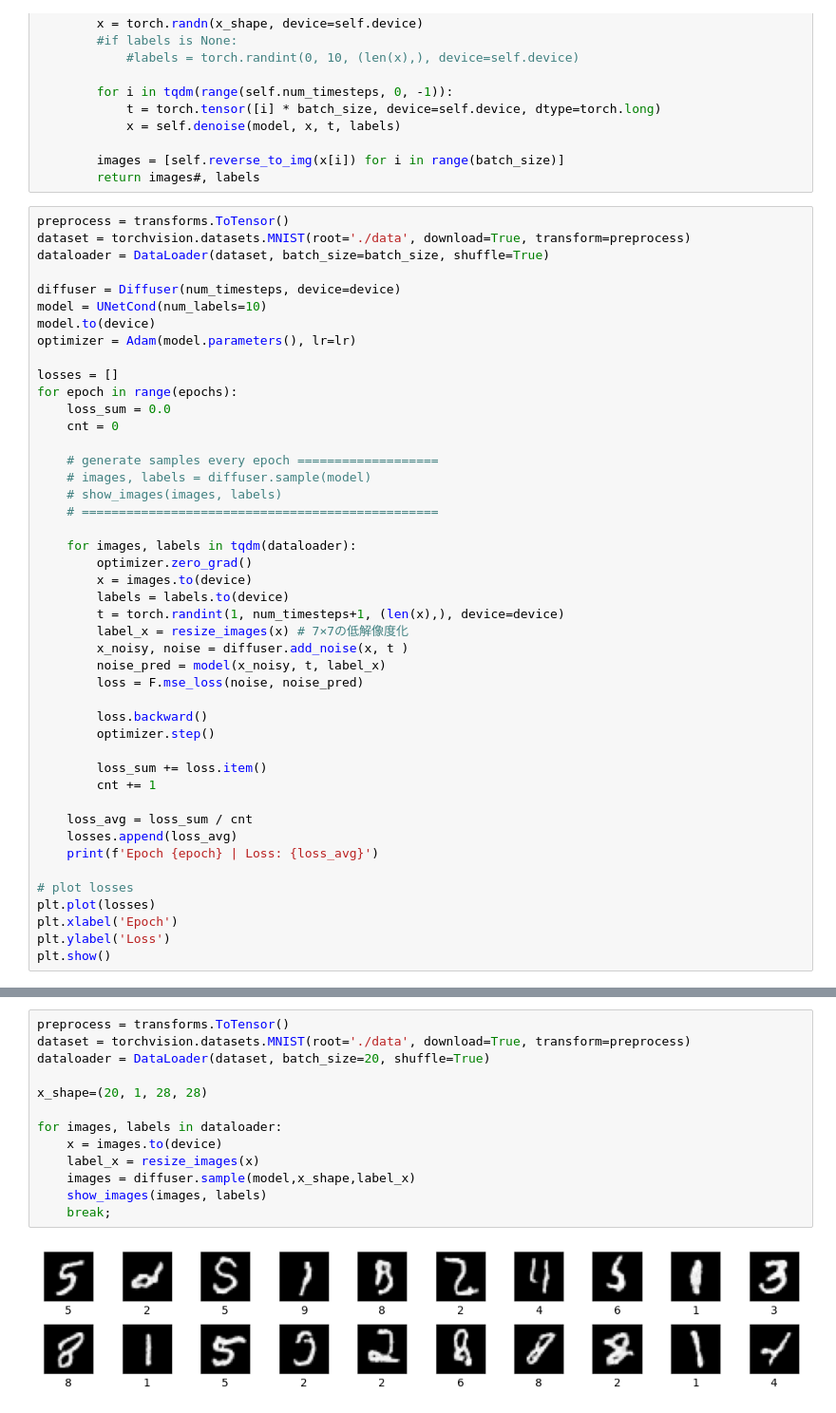
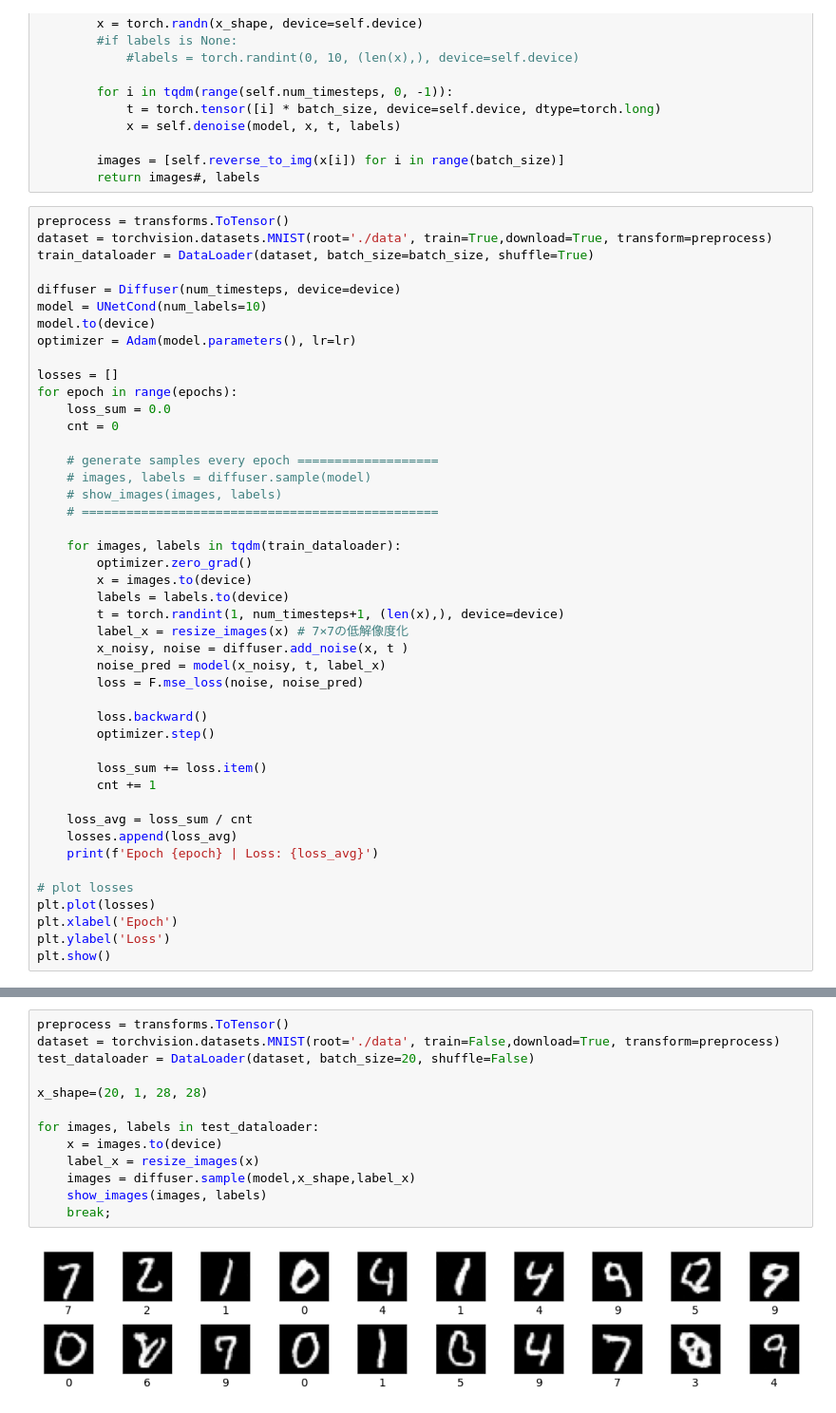
Before and after one commit to IsakaTaichi/Cond_diffusionmodel, a Jupyter notebook: condnational_diffusionmodel.ipynb, the cells around one changed output, grey strips where cells are left out. Shown at 95% size. Saved outputs shown, nothing was run; the diff lists cells and outputs as text.

```diff
--- a/condnational_diffusionmodel.ipynb
+++ b/condnational_diffusionmodel.ipynb
@@ -248,8 +248,8 @@ class Diffuser:
         return images#, labels
 # %%
 preprocess = transforms.ToTensor()
-dataset = torchvision.datasets.MNIST(root='./data', download=True, transform=preprocess)
-dataloader = DataLoader(dataset, batch_size=batch_size, shuffle=True)
+dataset = torchvision.datasets.MNIST(root='./data', train=True,download=True, transform=preprocess)
+train_dataloader = DataLoader(dataset, batch_size=batch_size, shuffle=True)
 
 diffuser = Diffuser(num_timesteps, device=device)
 model = UNetCond(num_labels=10)
@@ -266,7 +266,7 @@ for epoch in range(epochs):
     # show_images(images, labels)
     # ================================================
 
-    for images, labels in tqdm(dataloader):
+    for images, labels in tqdm(train_dataloader):
         optimizer.zero_grad()
         x = images.to(device)
         labels = labels.to(device)
@@ -308,16 +308,16 @@ Epoch 9 | Loss: 0.01603042817057005
 低解像度の条件付き画像を入力として、画像を生成
 # %%
 preprocess = transforms.ToTensor()
-dataset = torchvision.datasets.MNIST(root='./data', download=True, transform=preprocess)
-dataloader = DataLoader(dataset, batch_size=20, shuffle=True)
+dataset = torchvision.datasets.MNIST(root='./data', train=False,download=True, transform=preprocess)
+test_dataloader = DataLoader(dataset, batch_size=20, shuffle=False)
 
 x_shape=(20, 1, 28, 28)
 
-for images, labels in dataloader:
+for images, labels in test_dataloader:
     x = images.to(device)
     label_x = resize_images(x)
     images = diffuser.sample(model,x_shape,label_x)
     show_images(images, labels)
     break;
 # %% [output]
-[figure, old version]
+[figure, new version]
```
Also changed, not shown: parts of 3 cells of this notebook.
